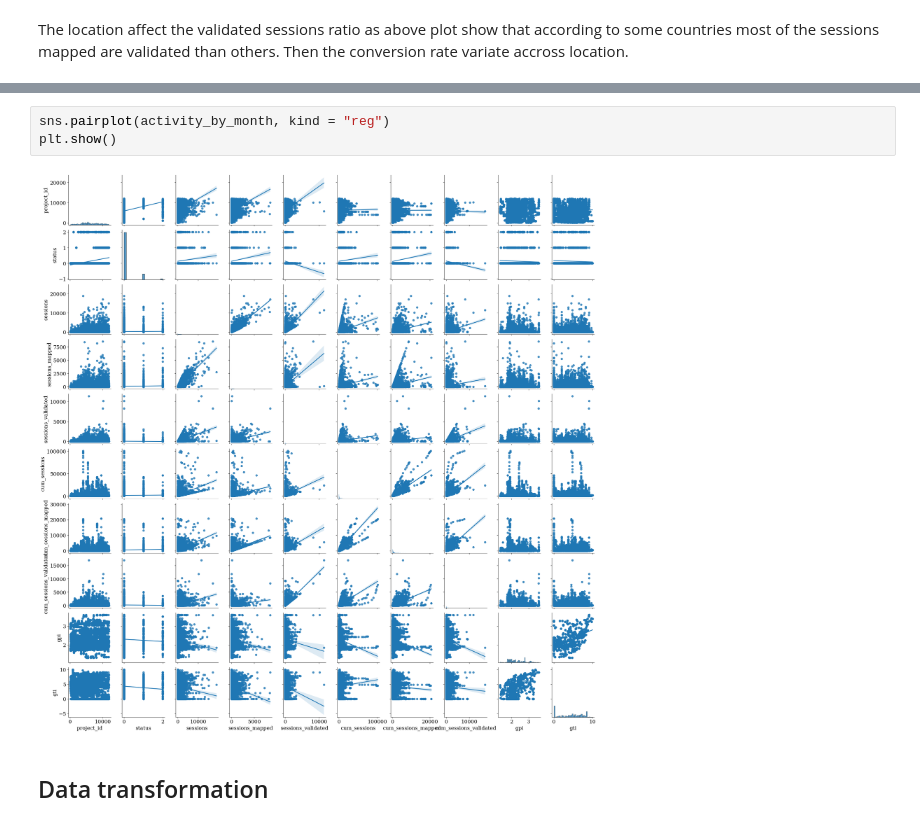
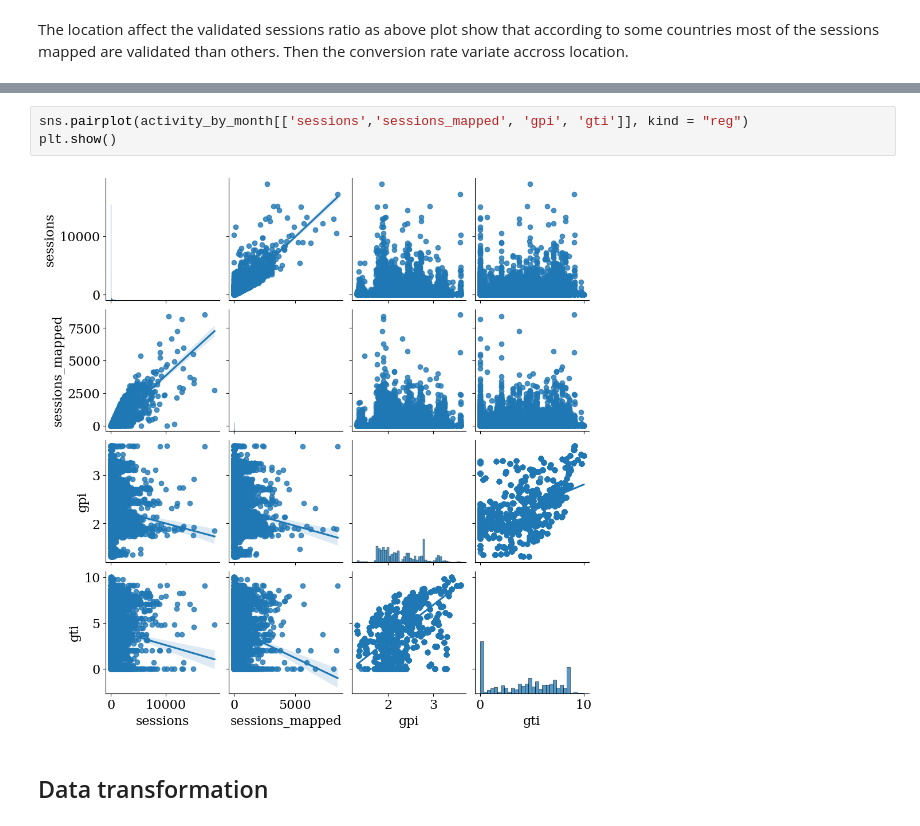
Before and after one commit to SIDIBEMoussa/Humanitarian-activity-analysis, a Jupyter notebook: Final notebook (EDA + Modeling)/Final_Notebook.ipynb, the cells around one changed output, grey strips where cells are left out. Saved outputs shown, nothing was run; the diff lists cells and outputs as text.

Commit message:
Plot update

```diff
--- a/Final notebook (EDA + Modeling)/Final_Notebook.ipynb
+++ b/Final notebook (EDA + Modeling)/Final_Notebook.ipynb
@@ -217,8 +217,8 @@ plt.show()
 # %%
-sns.pairplot(activity_by_month, kind = "reg")
+sns.pairplot(activity_by_month[['sessions','sessions_mapped', 'gpi', 'gti']], kind = "reg")
 plt.show()
 # %% [output]
-[figure, old version]
+[figure, new version]
 # %% [markdown]
 ## Data transformation
 # %%
```
Also changed, not shown: parts of 7 cells of this notebook, 1 other file.
